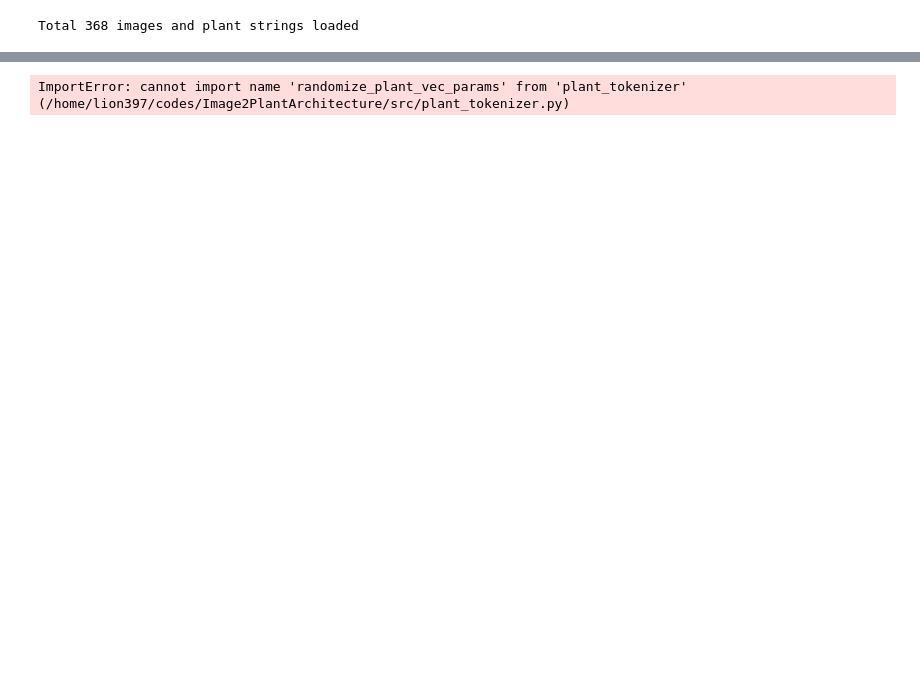
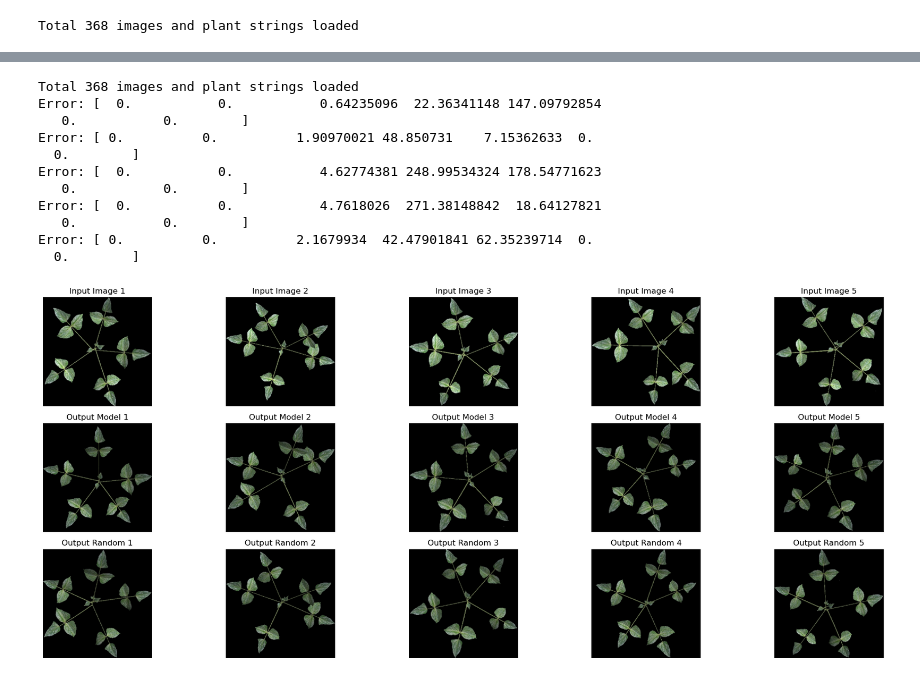
Before and after one commit to GEMINI-Breeding/Image2PlantArchitecture, a Jupyter notebook: src/test_regression_deg2coord.ipynb, the cells around one changed output, grey strips where cells are left out. Drawn from its saved outputs; the diff is of its cells as text; code cells hidden in the pictures; blank space fills up the shorter version.

```diff
--- a/src/test_regression_deg2coord.ipynb
+++ b/src/test_regression_deg2coord.ipynb
@@ -326,7 +326,7 @@ import matplotlib.pyplot as plt
 from plant_tokenizer import params_SOS_token_padded, SOS_token, EOS_token
 from plant_tokenizer import token2vec_new as token2vec
 from plant_tokenizer import vec2token_new as vec2token
-from plant_tokenizer import randomize_plant_vec_params
+from plant_tokenizer import add_noise_plant_tokens
 from models.model import get_tgt_mask
 from plant_dataset import collate_fn, PlantDataset
 from image_process import process_leaf_image
@@ -393,32 +393,43 @@ for idx, (image, out, lengths) in enumerate(test_dataset):
     plant_string_file_name = save_plant_string(plant_vec_predicted, idx)
     generated_image_path = generate_image(p2m, plant_string_file_name, idx)
 
     img = cv2.imread(generated_image_path)
     leaf_area, plant_width, plant_height, leaf_img, _ = process_leaf_image(img, sqaure_crop=True, thr=0.2)
     img = cv2.normalize(leaf_img, None, alpha=0, beta=255, norm_type=cv2.NORM_MINMAX, dtype=cv2.CV_8U)
     img = cv2.resize(leaf_img, (image_size, image_size))
 
     row, col = divmod(idx, 5)
     image_vis = process_image(image, device)
     axes[row, col].imshow(image_vis[:, :, 0:3])
     axes[row, col].set_title(f"Input Image {idx + 1}")
     axes[row, col].axis('off')
 
     display_image(axes[row + 1, col], img, f"Output Model {idx + 1}")
 
     # Add randomized plant vector
-    plant_vec_random = randomize_plant_vec_params(copy.deepcopy(plant_vec_predicted))
+    plant_vec_random = add_noise_plant_tokens(copy.deepcopy(plant_vec_predicted))
     plant_string_file_name_random = save_plant_string(plant_vec_random, idx, suffix="random")
     generated_image_path_random = generate_image(p2m, plant_string_file_name_random, idx, suffix="random")
 
     img_random = cv2.imread(generated_image_path_random)
     leaf_area, plant_width, plant_height, leaf_img, _ = process_leaf_image(img_random, sqaure_crop=True, thr=0.2)
     img_random = cv2.normalize(leaf_img, None, alpha=0, beta=255, norm_type=cv2.NORM_MINMAX, dtype=cv2.CV_8U)
     img_random = cv2.resize(leaf_img, (image_size, image_size))
 
     display_image(axes[row + 2, col], img_random, f"Output Random {idx + 1}")
 
 plt.tight_layout()
 plt.show()
 # %% [output]
-ImportError: cannot import name 'randomize_plant_vec_params' from 'plant_tokenizer' (/home/lion397/codes/Image2PlantArchitecture/src/plant_tokenizer.py)
+Total 368 images and plant strings loaded
+Error: [  0.           0.           0.64235096  22.36341148 147.09792854
+   0.           0.        ]
+Error: [ 0.          0.          1.90970021 48.850731    7.15362633  0.
+  0.        ]
+Error: [  0.           0.           4.62774381 248.99534324 178.54771623
+   0.           0.        ]
+Error: [  0.           0.           4.7618026  271.38148842  18.64127821
+   0.           0.        ]
+Error: [ 0.          0.          2.1679934  42.47901841 62.35239714  0.
+  0.        ]
+[figure, added]
```
Also changed, not shown: parts of 5 cells of this notebook, 7 other files.
